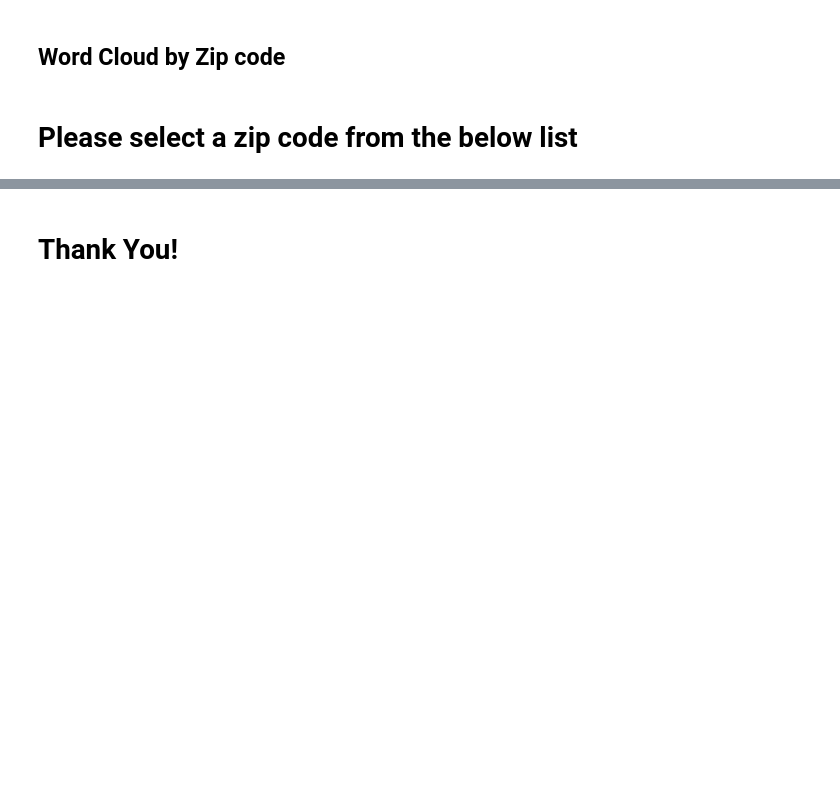
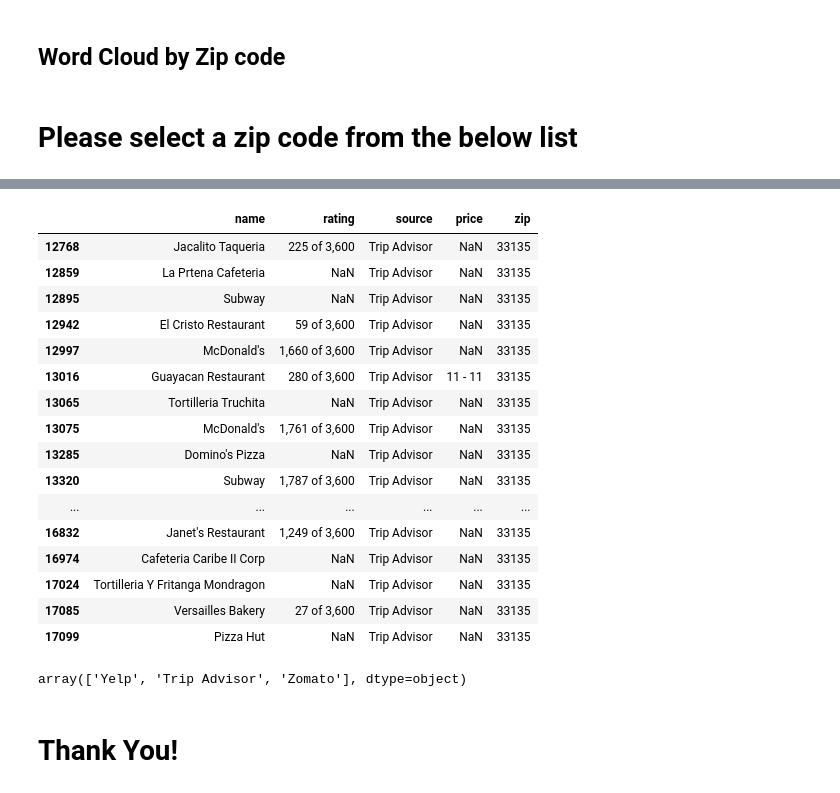
Before and after one commit to imjuoy/HungryGator, a Jupyter notebook: src/Hungrygator_Source_Code.ipynb, the cells around one changed output, grey strips where cells are left out. Cells and saved outputs as stored; diff of their text form; code cells hidden in the pictures; blank space fills up the shorter version.

```diff
--- a/src/Hungrygator_Source_Code.ipynb
+++ b/src/Hungrygator_Source_Code.ipynb
@@ -609,2 +637,37 @@ plt.show()
+# %%
+data_new = pd.ExcelFile('../DataFiles/Final_Data.xlsx')
+Total_data = data_new.parse("Merged_Data")
+Total_data;
+# %%
+Total_data["zip"]= Total_data["zip"].astype(int,errors="ignore")
+Total_data= Total_data[~Total_data["zip"].isnull()]
+Total_data["zip"]= Total_data["zip"].astype(int)
+# %%
+new_df = Total_data[Total_data["zip"]==33135]
+new_df = new_df[["name","rating","source","price","zip"]]
+# %%
+new_df[new_df.source=="Trip Advisor"]
+# %% [output]
+|  | name | rating | source | price | zip |
+| 12768 | Jacalito Taqueria | 225 of 3,600 | Trip Advisor | NaN | 33135 |
+| 12859 | La Prtena Cafeteria | NaN | Trip Advisor | NaN | 33135 |
+| 12895 | Subway | NaN | Trip Advisor | NaN | 33135 |
+| 12942 | El Cristo Restaurant | 59 of 3,600 | Trip Advisor | NaN | 33135 |
+| 12997 | McDonald's | 1,660 of 3,600 | Trip Advisor | NaN | 33135 |
+| 13016 | Guayacan Restaurant | 280 of 3,600 | Trip Advisor | 11 - 11 | 33135 |
+| 13065 | Tortilleria Truchita | NaN | Trip Advisor | NaN | 33135 |
+| 13075 | McDonald's | 1,761 of 3,600 | Trip Advisor | NaN | 33135 |
+| 13285 | Domino's Pizza | NaN | Trip Advisor | NaN | 33135 |
+| 13320 | Subway | 1,787 of 3,600 | Trip Advisor | NaN | 33135 |
+| ... | ... | ... | ... | ... | ... |
+| 16832 | Janet's Restaurant | 1,249 of 3,600 | Trip Advisor | NaN | 33135 |
+| 16974 | Cafeteria Caribe II Corp | NaN | Trip Advisor | NaN | 33135 |
+| 17024 | Tortilleria Y Fritanga Mondragon | NaN | Trip Advisor | NaN | 33135 |
+| 17085 | Versailles Bakery | 27 of 3,600 | Trip Advisor | NaN | 33135 |
+| 17099 | Pizza Hut | NaN | Trip Advisor | NaN | 33135 |
+# %%
+new_df.source.unique()
+# %% [output]
+array(['Yelp', 'Trip Advisor', 'Zomato'], dtype=object)
 # %% [markdown]
 # Thank You!
```
Also changed, not shown: parts of 19 cells of this notebook.
